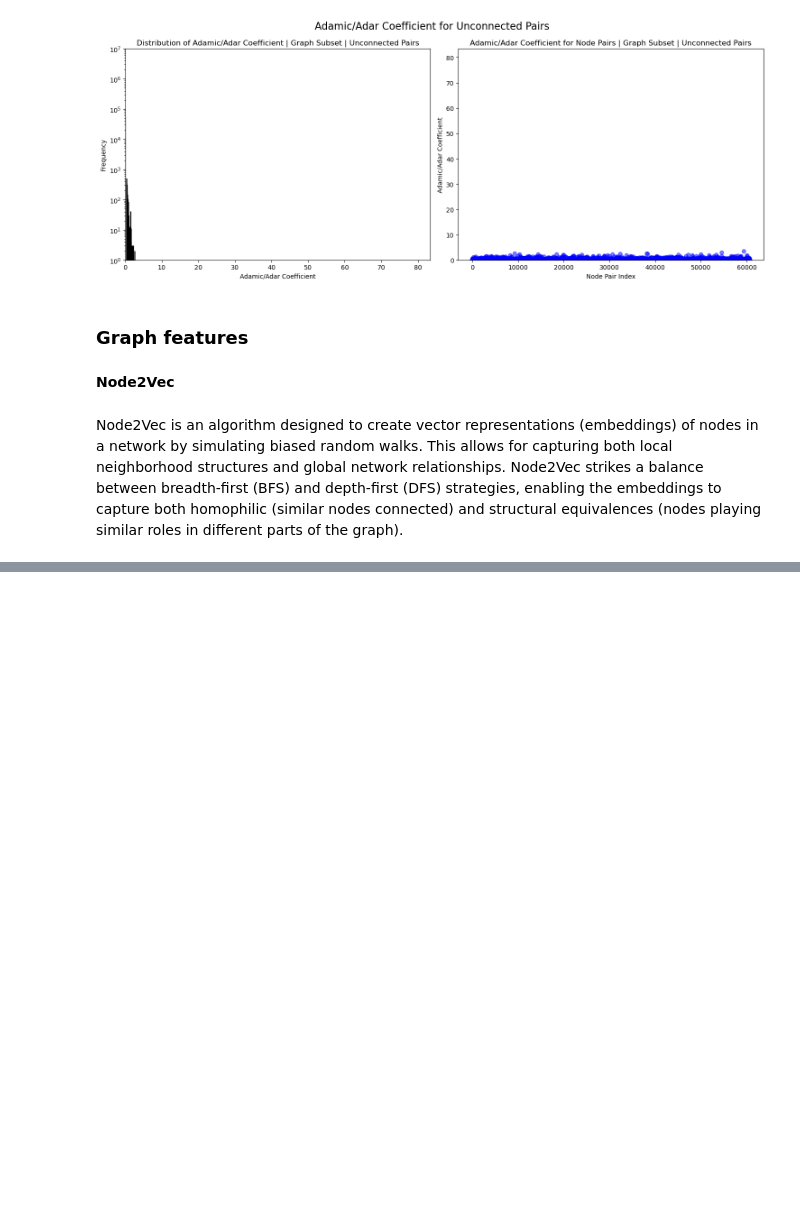
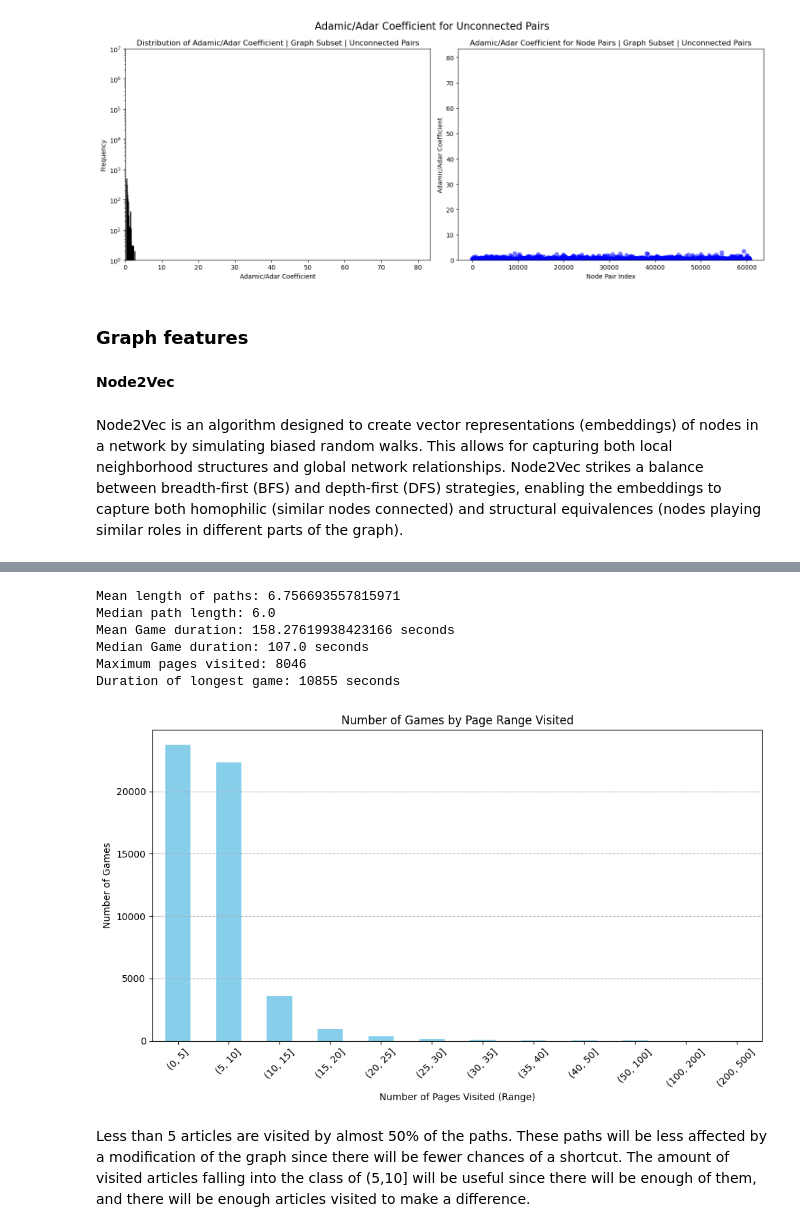
Before and after one commit to angelpras/epfl_ADA_project, a Jupyter notebook: results.ipynb, the cells around one changed output, grey strips where cells are left out. Saved outputs shown, nothing was run; the diff lists cells and outputs as text; code cells hidden in the pictures; blank space fills up the shorter version.

```diff
--- a/results.ipynb
+++ b/results.ipynb
@@ -388,0 +399,8 @@ cosine_sim_matrix, df_embeddings=Node2Vec_func(subgraphs[0])
+# %%
+data_path = os.path.abspath(os.path.join(os.getcwd(), r'data'))
+games_path = os.path.join(data_path, r'wikispeedia_paths-and-graph')
+finished_file_path = os.path.join(games_path, r'paths_finished.tsv')
+
+df_finished = process_finished(finished_file_path)
+print(f"There are : {len(df_finished)} finished paths")
+df_finished.head()
@@ -388,0 +415,15 @@ cosine_sim_matrix, df_embeddings=Node2Vec_func(subgraphs[0])
+# %%
+statistics(df_finished)
+# %% [output]
+Mean length of paths: 6.756693557815971
+Median path length: 6.0
+Mean Game duration: 158.27619938423166 seconds
+Median Game duration: 107.0 seconds
+Maximum pages visited: 8046
+Duration of longest game: 10855 seconds
+# %%
+plot_num_pages(df_finished)
+# %% [output]
+[figure, added]
+# %% [markdown]
+Less than 5 articles are visited by almost 50% of the paths. These paths will be less affected by a modification of the graph since there will be fewer chances of a shortcut. The amount of visited articles falling into the class of (5,10] will be useful since there will be enough of them, and there will be enough articles visited to make a difference.
```
Also changed, not shown: parts of 15 cells of this notebook.
